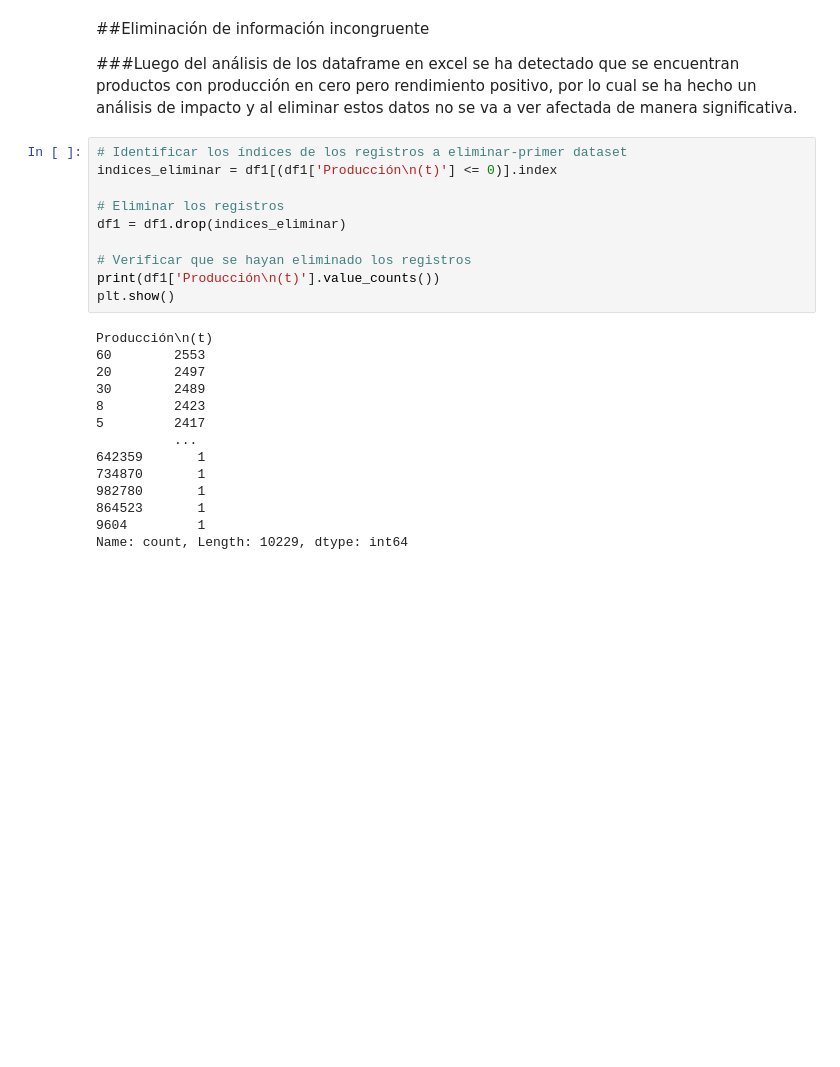
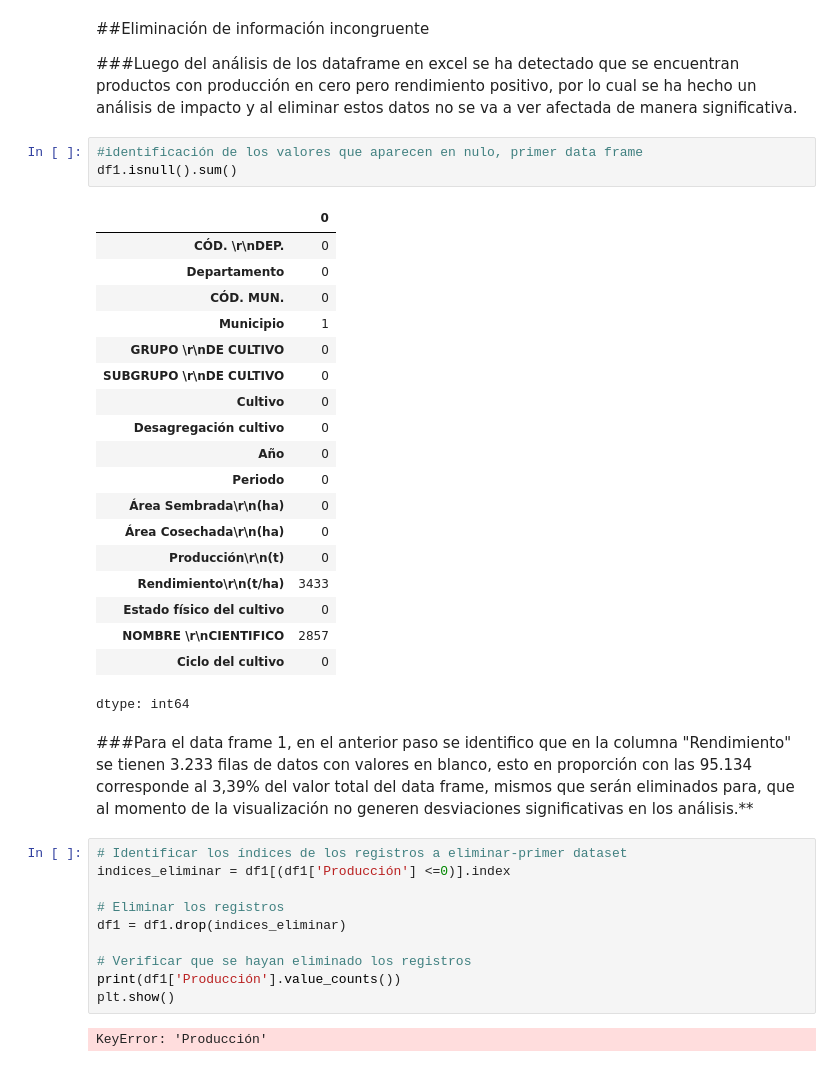
Before and after one commit to Angela-col/Talento-Tech, a Jupyter notebook: Laboratorio_Bootcamp_Agricultura_en_Colombia.ipynb, the cells around one changed output. Saved outputs shown, nothing was run; the diff lists cells and outputs as text; blank space fills up the shorter version.

```diff
--- a/Laboratorio_Bootcamp_Agricultura_en_Colombia.ipynb
+++ b/Laboratorio_Bootcamp_Agricultura_en_Colombia.ipynb
@@ -124,30 +152,43 @@ Index(['Código Dane departamento', 'Departamento', 'Código Dane municipio',
 ##Eliminación de información incongruente
 
 ###Luego del análisis de los dataframe en excel se ha detectado que se encuentran productos con producción en cero pero rendimiento positivo, por lo cual se ha hecho un análisis de impacto y al eliminar estos datos no se va a ver afectada de manera significativa.
+# %%
+#identificación de los valores que aparecen en nulo, primer data frame
+df1.isnull().sum()
+# %% [output]
+|  | 0 |
+| CÓD. \r\nDEP. | 0 |
+| Departamento | 0 |
+| CÓD. MUN. | 0 |
+| Municipio | 1 |
+| GRUPO \r\nDE CULTIVO | 0 |
+| SUBGRUPO \r\nDE CULTIVO | 0 |
+| Cultivo | 0 |
+| Desagregación cultivo | 0 |
+| Año | 0 |
+| Periodo | 0 |
+| Área Sembrada\r\n(ha) | 0 |
+| Área Cosechada\r\n(ha) | 0 |
+| Producción\r\n(t) | 0 |
+| Rendimiento\r\n(t/ha) | 3433 |
+| Estado físico del cultivo | 0 |
+| NOMBRE \r\nCIENTIFICO | 2857 |
+| Ciclo del cultivo | 0 |
+dtype: int64
+# %% [markdown]
+###Para el data frame 1, en el anterior paso se identifico que en la columna "Rendimiento" se tienen 3.233 filas de datos con valores en blanco, esto en proporción con las 95.134 corresponde al 3,39% del valor total del data frame, mismos que serán eliminados para, que al momento de la visualización no generen desviaciones significativas en los análisis.**
 # %%
 # Identificar los índices de los registros a eliminar-primer dataset
-indices_eliminar = df1[(df1['Producción\n(t)'] <= 0)].index
+indices_eliminar = df1[(df1['Producción'] <=0)].index
 
 # Eliminar los registros
 df1 = df1.drop(indices_eliminar)
 
 # Verificar que se hayan eliminado los registros
-print(df1['Producción\n(t)'].value_counts())
+print(df1['Producción'].value_counts())
 plt.show()
 # %% [output]
-Producción\n(t)
-60        2553
-20        2497
-30        2489
-8         2423
-5         2417
-          ...
-642359       1
-734870       1
-982780       1
-864523       1
-9604         1
-Name: count, Length: 10229, dtype: int64
+KeyError: 'Producción'
 # %%
 df1
 # %% [output]
```
Also changed, not shown: parts of 12 cells of this notebook.
